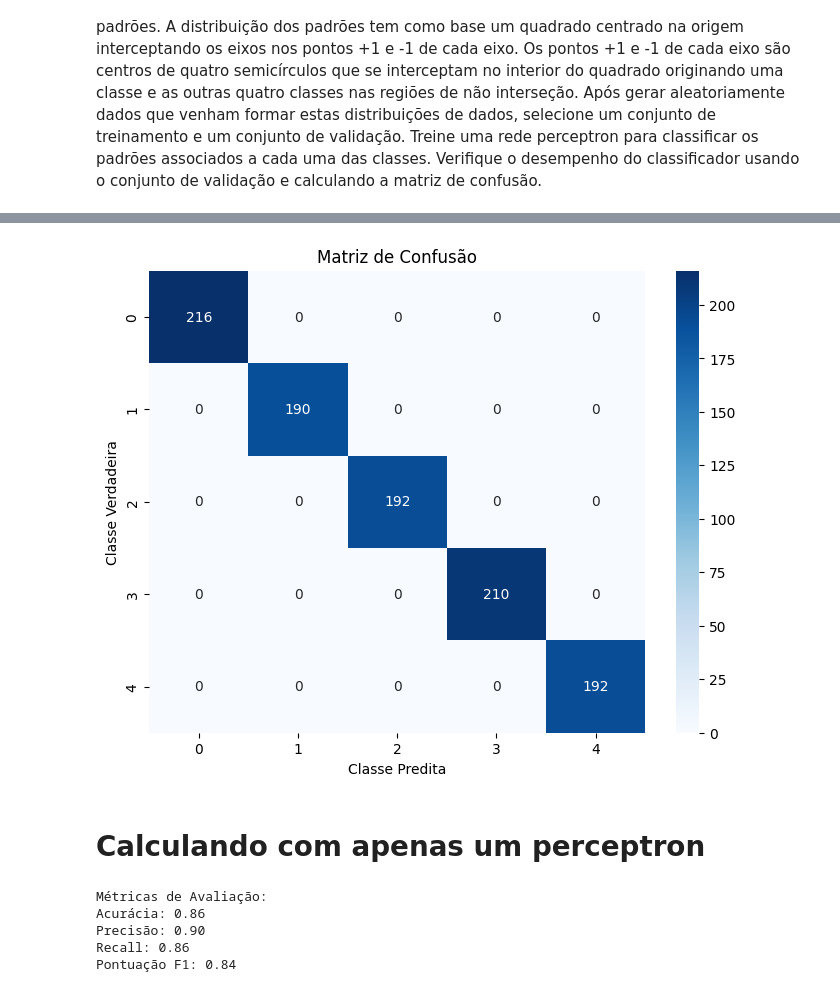
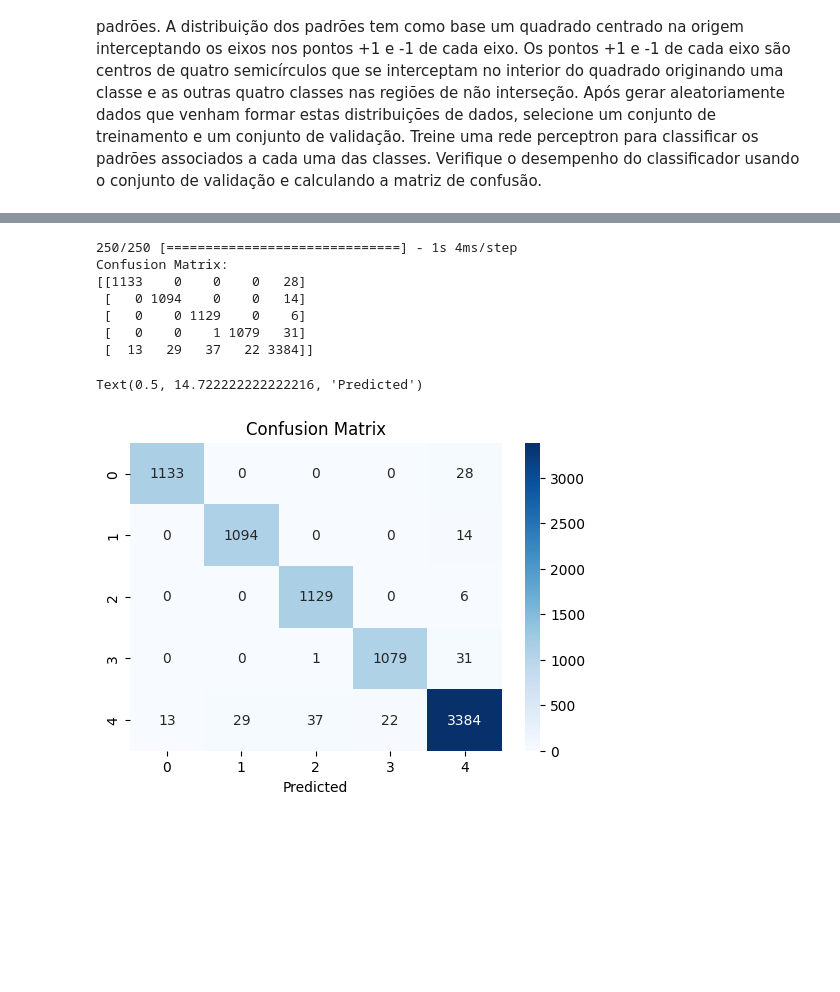
Before and after one commit to thiagotheiry05/Discicplinas-do-Mestrado, a Jupyter notebook: REDES NEURAIS E DEEP LEARNING/UNIDADE1/Questão9Lista1.ipynb, the cells around one changed output, grey strips where cells are left out. Saved outputs shown, nothing was run; the diff lists cells and outputs as text; code cells hidden in the pictures; blank space fills up the shorter version.

```diff
--- a/REDES NEURAIS E DEEP LEARNING/UNIDADE1/Questão9Lista1.ipynb
+++ b/REDES NEURAIS E DEEP LEARNING/UNIDADE1/Questão9Lista1.ipynb
@@ -272,0 +345,23 @@ Pontuação F1: 0.58
+# %%
+# Dividir os dados em conjuntos de treinamento e teste
+X_train, X_test, y_train, y_test = train_test_split(X, y, test_size=0.8, random_state=42)
+
+# Construir o modelo da rede neural
+model = Sequential([
+    Dense(50, activation='relu', input_shape=(2,)),
+    Dense(50, activation='relu'),
+    Dense(50, activation='relu'),
+    Dense(50, activation='relu'),
+    Dense(6, activation='softmax')  # Camada de saída
+])
+
+# Compilar o modelo
+model.compile(optimizer='adam', loss='sparse_categorical_crossentropy', metrics=['sparse_categorical_accuracy'])
+
+# Treinar o modelo
+history = model.fit(X_train, y_train, epochs=500, batch_size=500, validation_data=(X_test, y_test), verbose=0)
+
+# Avaliar o modelo
+test_loss, test_accuracy = model.evaluate(X_test, y_test, verbose=0)
+print(f'Test Loss: {test_loss}')
+print(f'Test Accuracy: {test_accuracy}')
@@ -273,15 +383,25 @@ Pontuação F1: 0.58
 # %%
+# Gerar previsões
+y_pred = model.predict(X_test)
+y_pred_labels = np.argmax(y_pred, axis=1)
+
 # Calcular matriz de confusão
-conf_matrix = confusion_matrix(y_val, y_pred)
+conf_matrix = confusion_matrix(y_test, y_pred_labels)
+print('Confusion Matrix:')
+print(conf_matrix)
 
-# Plotar matriz de confusão com seaborn
-plt.figure(figsize=(8, 6))
-sns.heatmap(conf_matrix, annot=True, fmt="d", cmap="Blues")
-plt.title('Matriz de Confusão')
-plt.xlabel('Classe Predita')
-plt.ylabel('Classe Verdadeira')
-plt.show()
+# Plotar matriz de confusão
+plt.figure(figsize=(6, 4))
+sns.heatmap(conf_matrix, annot=True, cmap='Blues', fmt='g')
+plt.title('Confusion Matrix')
+plt.xlabel('Predicted')
 # %% [output]
+250/250 [==============================] - 1s 4ms/step
+Confusion Matrix:
+[[1133    0    0    0   28]
+ [   0 1094    0    0   14]
+ [   0    0 1129    0    6]
+ [   0    0    1 1079   31]
+ [  13   29   37   22 3384]]
+Text(0.5, 14.722222222222216, 'Predicted')
-[figure, old version]
+[figure, new version]
-# %% [markdown]
-# Calculando com apenas um perceptron
@@ -314,18 +407,0 @@ y_pred = perceptron.predict(X_val)
-# %%
-# Calcular métricas de avaliação
-accuracy = accuracy_score(y_val, y_pred)
-precision = precision_score(y_val, y_pred, average='weighted')
-recall = recall_score(y_val, y_pred, average='weighted')
-f1 = f1_score(y_val, y_pred, average='weighted')
-
-print("\nMétricas de Avaliação:")
-print(f"Acurácia: {accuracy:.2f}")
-print(f"Precisão: {precision:.2f}")
-print(f"Recall: {recall:.2f}")
-print(f"Pontuação F1: {f1:.2f}")
-# %% [output]
-Métricas de Avaliação:
-Acurácia: 0.86
-Precisão: 0.90
-Recall: 0.86
-Pontuação F1: 0.84
```
Also changed, not shown: parts of 14 cells of this notebook.
